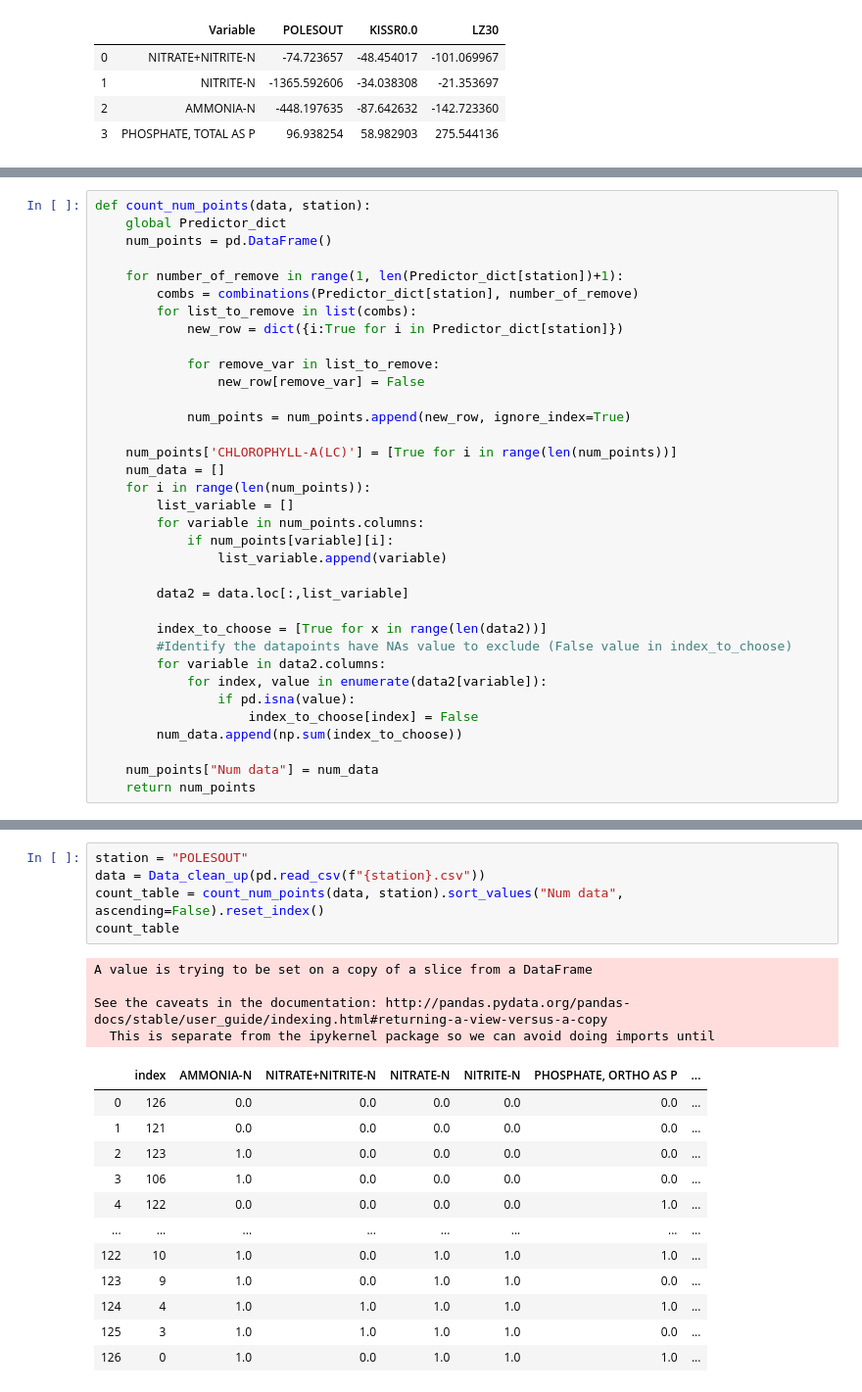
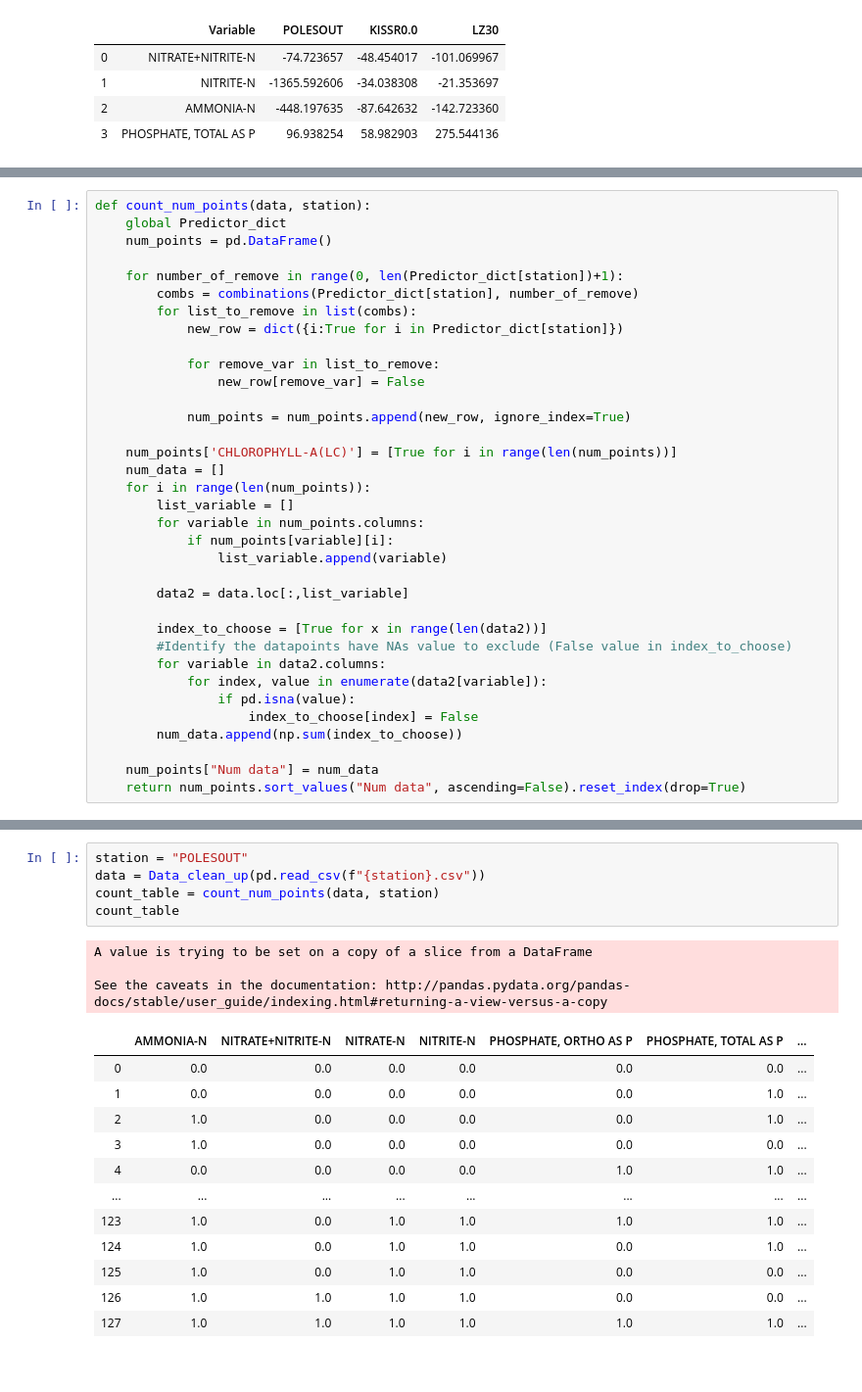
Before and after one commit to quachhungvietnam/HarmfulAlgalBloom, a Jupyter notebook: Capstone Code/In Situ/DBHydro Prediction.ipynb, the cells around one changed output, grey strips where cells are left out. Shown: that part at 98% size. Saved outputs shown, nothing was run; the diff lists cells and outputs as text.

```diff
--- a/Capstone Code/In Situ/DBHydro Prediction.ipynb
+++ b/Capstone Code/In Situ/DBHydro Prediction.ipynb
@@ -200,7 +197,7 @@ def count_num_points(data, station):
     global Predictor_dict
     num_points = pd.DataFrame()
 
-    for number_of_remove in range(1, len(Predictor_dict[station])+1):
+    for number_of_remove in range(0, len(Predictor_dict[station])+1):
         combs = combinations(Predictor_dict[station], number_of_remove)
         for list_to_remove in list(combs):
             new_row = dict({i:True for i in Predictor_dict[station]})
@@ -229,4 +226,4 @@ def count_num_points(data, station):
         num_data.append(np.sum(index_to_choose))
 
     num_points["Num data"] = num_data
-    return num_points
+    return num_points.sort_values("Num data", ascending=False).reset_index(drop=True)
@@ -233,22 +248,21 @@ def count_num_points(data, station):
 # %%
 station = "POLESOUT"
 data = Data_clean_up(pd.read_csv(f"{station}.csv"))
-count_table = count_num_points(data, station).sort_values("Num data", ascending=False).reset_index()
+count_table = count_num_points(data, station)
 count_table
 # %% [output]
 A value is trying to be set on a copy of a slice from a DataFrame
 
 See the caveats in the documentation: http://pandas.pydata.org/pandas-docs/stable/user_guide/indexing.html#returning-a-view-versus-a-copy
-  This is separate from the ipykernel package so we can avoid doing imports until
-|  | index | AMMONIA-N | NITRATE+NITRITE-N | NITRATE-N | NITRITE-N | PHOSPHATE, ORTHO AS P | ... |
-| 0 | 126 | 0.0 | 0.0 | 0.0 | 0.0 | 0.0 | ... |
-| 1 | 121 | 0.0 | 0.0 | 0.0 | 0.0 | 0.0 | ... |
-| 2 | 123 | 1.0 | 0.0 | 0.0 | 0.0 | 0.0 | ... |
-| 3 | 106 | 1.0 | 0.0 | 0.0 | 0.0 | 0.0 | ... |
-| 4 | 122 | 0.0 | 0.0 | 0.0 | 0.0 | 1.0 | ... |
+|  | AMMONIA-N | NITRATE+NITRITE-N | NITRATE-N | NITRITE-N | PHOSPHATE, ORTHO AS P | PHOSPHATE, TOTAL AS P | ... |
+| 0 | 0.0 | 0.0 | 0.0 | 0.0 | 0.0 | 0.0 | ... |
+| 1 | 0.0 | 0.0 | 0.0 | 0.0 | 0.0 | 1.0 | ... |
+| 2 | 1.0 | 0.0 | 0.0 | 0.0 | 0.0 | 1.0 | ... |
+| 3 | 1.0 | 0.0 | 0.0 | 0.0 | 0.0 | 0.0 | ... |
+| 4 | 0.0 | 0.0 | 0.0 | 0.0 | 1.0 | 1.0 | ... |
 | ... | ... | ... | ... | ... | ... | ... | ... |
-| 122 | 10 | 1.0 | 0.0 | 1.0 | 1.0 | 1.0 | ... |
-| 123 | 9 | 1.0 | 0.0 | 1.0 | 1.0 | 0.0 | ... |
-| 124 | 4 | 1.0 | 1.0 | 1.0 | 1.0 | 1.0 | ... |
-| 125 | 3 | 1.0 | 1.0 | 1.0 | 1.0 | 0.0 | ... |
-| 126 | 0 | 1.0 | 0.0 | 1.0 | 1.0 | 1.0 | ... |
+| 123 | 1.0 | 0.0 | 1.0 | 1.0 | 1.0 | 1.0 | ... |
+| 124 | 1.0 | 0.0 | 1.0 | 1.0 | 0.0 | 1.0 | ... |
+| 125 | 1.0 | 0.0 | 1.0 | 1.0 | 0.0 | 0.0 | ... |
+| 126 | 1.0 | 1.0 | 1.0 | 1.0 | 0.0 | 0.0 | ... |
+| 127 | 1.0 | 1.0 | 1.0 | 1.0 | 1.0 | 1.0 | ... |
```
Also changed, not shown: parts of 11 cells of this notebook.
